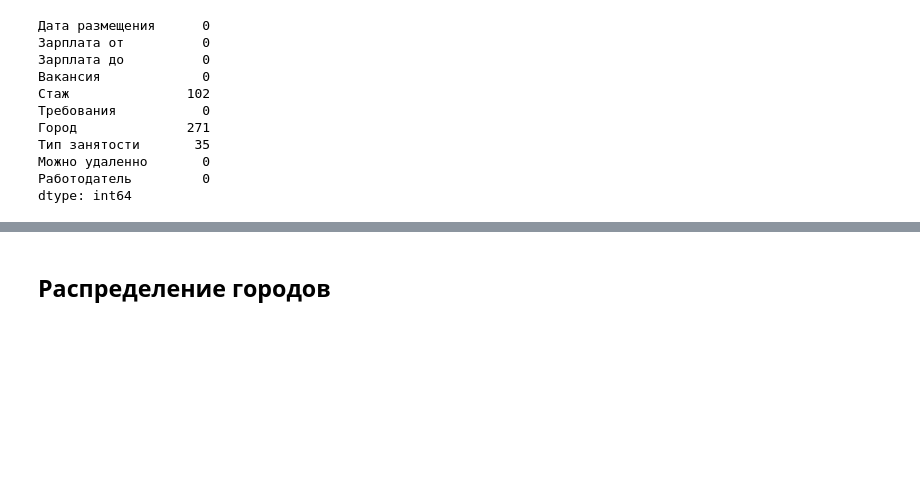
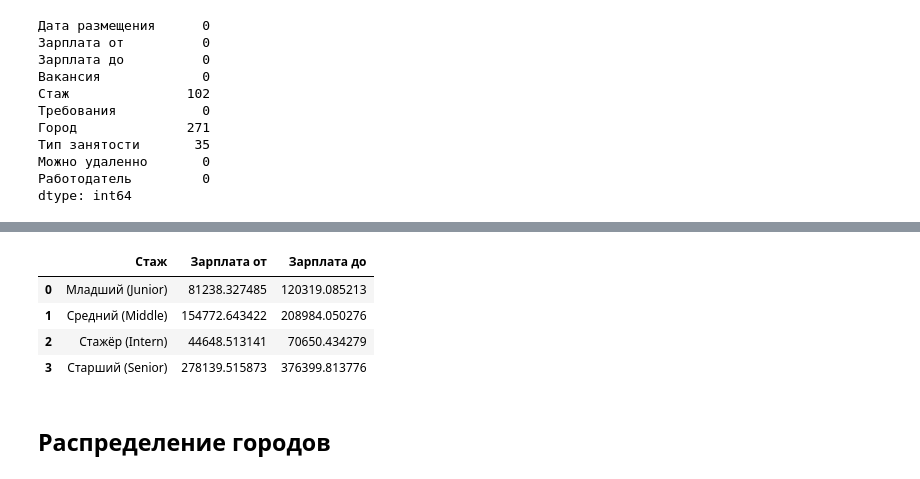
Before and after one commit to LadHrAnalytics/ML_HR, a Jupyter notebook: Notebooks/Habr_cleaning.ipynb, the cells around one changed output, grey strips where cells are left out. Saved outputs shown, nothing was run; the diff lists cells and outputs as text; code cells hidden in the pictures; blank space fills up the shorter version.

```diff
--- a/Notebooks/Habr_cleaning.ipynb
+++ b/Notebooks/Habr_cleaning.ipynb
@@ -285,3 +368,12 @@ dtype: int64
+# %%
+median_wages = df_exp_vacancy.groupby(['Стаж']).agg({'Зарплата от': 'mean', 'Зарплата до': 'mean'}).reset_index()
+median_wages
+# %% [output]
+|  | Стаж | Зарплата от | Зарплата до |
+| 0 | Младший (Junior) | 81238.327485 | 120319.085213 |
+| 1 | Средний (Middle) | 154772.643422 | 208984.050276 |
+| 2 | Стажёр (Intern) | 44648.513141 | 70650.434279 |
+| 3 | Старший (Senior) | 278139.515873 | 376399.813776 |
 # %% [markdown]
 ## Распределение городов
 # %%
```
Also changed, not shown: parts of 4 cells of this notebook.
